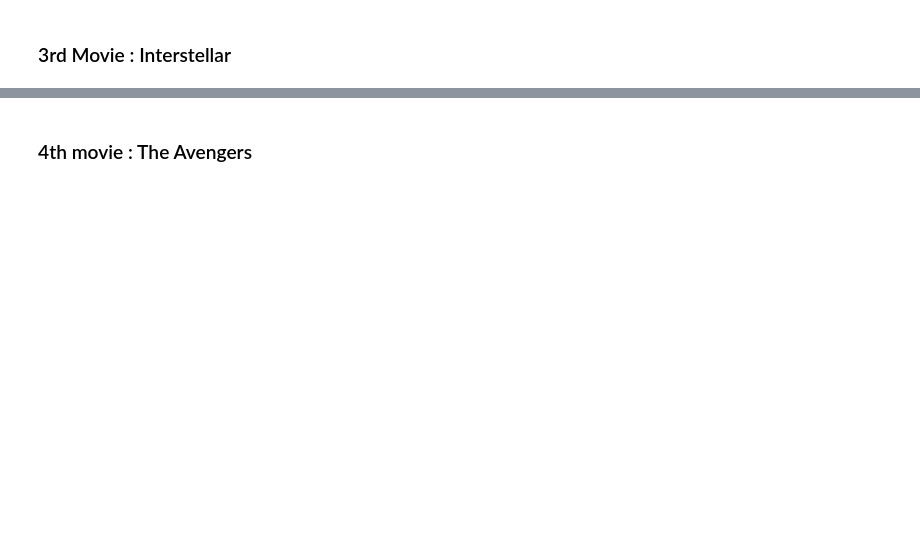
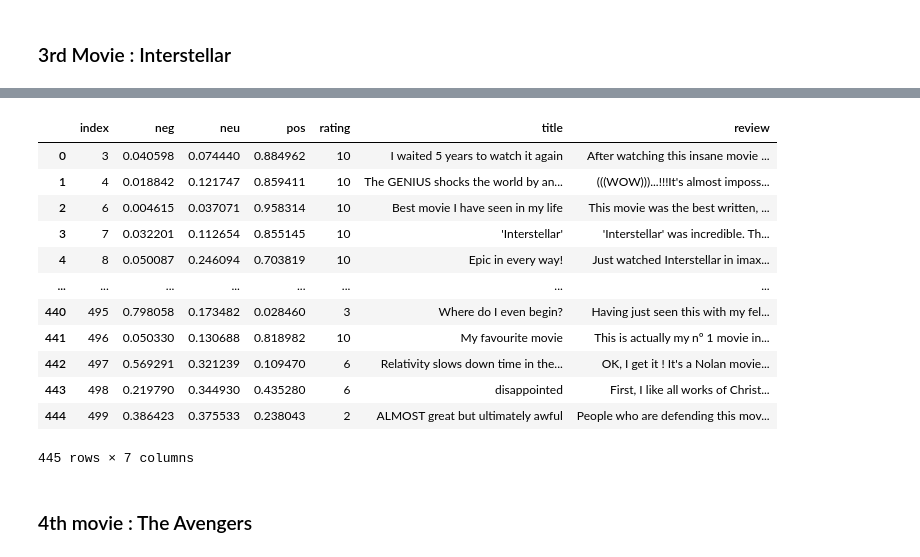
Before and after one commit to somranimehdi/Data_Science_Projects, a Jupyter notebook: Web scrapping and sentiment analysis/veille.ipynb, the cells around one changed output, grey strips where cells are left out. Drawn from its saved outputs; the diff is of its cells as text; code cells hidden in the pictures; blank space fills up the shorter version.

```diff
--- a/Web scrapping and sentiment analysis/veille.ipynb
+++ b/Web scrapping and sentiment analysis/veille.ipynb
@@ -332,3 +404,20 @@ plt.show()
+# %%
+#Printing the dataframe
+Interstellar
+# %% [output]
+|  | index | neg | neu | pos | rating | title | review |
+| 0 | 3 | 0.040598 | 0.074440 | 0.884962 | 10 | I waited 5 years to watch it again | After watching this insane movie ... |
+| 1 | 4 | 0.018842 | 0.121747 | 0.859411 | 10 | The GENIUS shocks the world by an... | (((WOW)))...!!!It's almost imposs... |
+| 2 | 6 | 0.004615 | 0.037071 | 0.958314 | 10 | Best movie I have seen in my life | This movie was the best written, ... |
+| 3 | 7 | 0.032201 | 0.112654 | 0.855145 | 10 | 'Interstellar' | 'Interstellar' was incredible. Th... |
+| 4 | 8 | 0.050087 | 0.246094 | 0.703819 | 10 | Epic in every way! | Just watched Interstellar in imax... |
+| ... | ... | ... | ... | ... | ... | ... | ... |
+| 440 | 495 | 0.798058 | 0.173482 | 0.028460 | 3 | Where do I even begin? | Having just seen this with my fel... |
+| 441 | 496 | 0.050330 | 0.130688 | 0.818982 | 10 | My favourite movie | This is actually my nº 1 movie in... |
+| 442 | 497 | 0.569291 | 0.321239 | 0.109470 | 6 | Relativity slows down time in the... | OK, I get it ! It's a Nolan movie... |
+| 443 | 498 | 0.219790 | 0.344930 | 0.435280 | 6 | disappointed | First, I like all works of Christ... |
+| 444 | 499 | 0.386423 | 0.375533 | 0.238043 | 2 | ALMOST great but ultimately awful | People who are defending this mov... |
+445 rows × 7 columns
 # %% [markdown]
 ### 4th movie : The Avengers
 # %%
```
Also changed, not shown: parts of 15 cells of this notebook.
